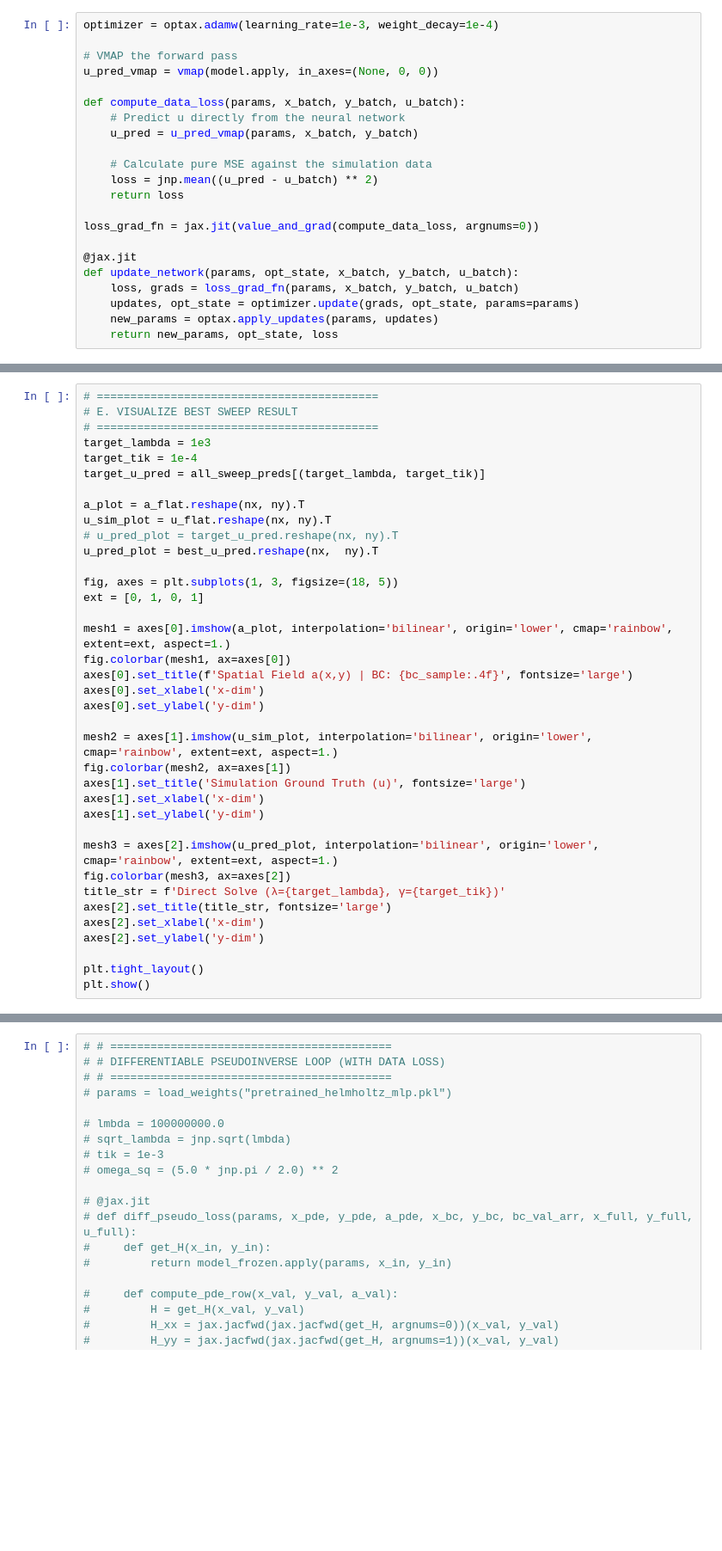
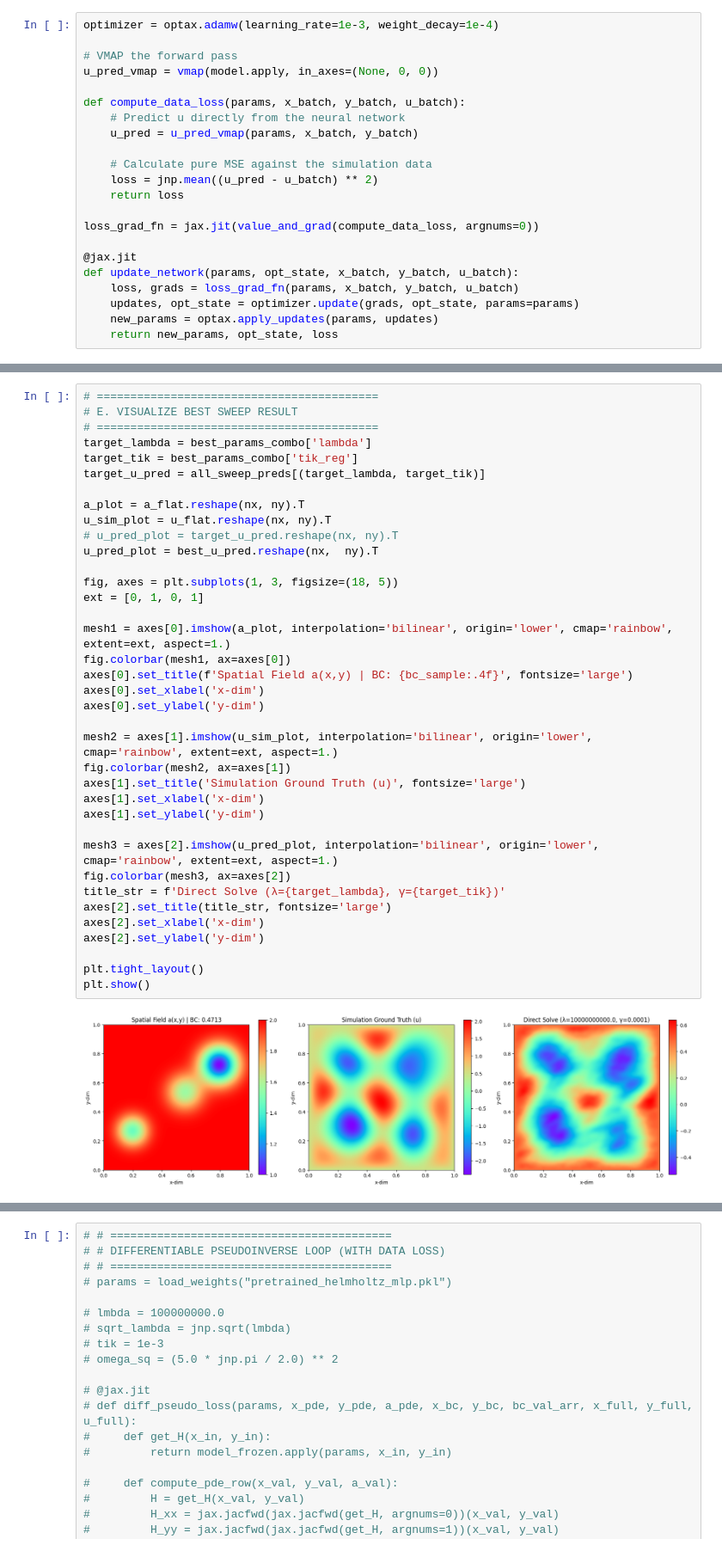
Before and after one commit to wang-yuancheng/piml, a Jupyter notebook: notebooks/helmholtz_solver_single_nolinear_testing_freeze.ipynb, the cells around one changed output, grey strips where cells are left out. Shown at 86% size. Drawn from its saved outputs; the diff is of its cells as text; blank space fills up the shorter version.

```diff
--- a/notebooks/helmholtz_solver_single_nolinear_testing_freeze.ipynb
+++ b/notebooks/helmholtz_solver_single_nolinear_testing_freeze.ipynb
@@ -404,36 +513,38 @@ print(f"BEST MSE  = {best_mse:.4e}")
 # ==========================================
 # E. VISUALIZE BEST SWEEP RESULT
 # ==========================================
-target_lambda = 1e3
-target_tik = 1e-4
+target_lambda = best_params_combo['lambda']
+target_tik = best_params_combo['tik_reg']
 target_u_pred = all_sweep_preds[(target_lambda, target_tik)]
 
 a_plot = a_flat.reshape(nx, ny).T
 u_sim_plot = u_flat.reshape(nx, ny).T
 # u_pred_plot = target_u_pred.reshape(nx, ny).T
 u_pred_plot = best_u_pred.reshape(nx,  ny).T
 
 fig, axes = plt.subplots(1, 3, figsize=(18, 5))
 ext = [0, 1, 0, 1]
 
 mesh1 = axes[0].imshow(a_plot, interpolation='bilinear', origin='lower', cmap='rainbow', extent=ext, aspect=1.)
 fig.colorbar(mesh1, ax=axes[0])
 axes[0].set_title(f'Spatial Field a(x,y) | BC: {bc_sample:.4f}', fontsize='large')
 axes[0].set_xlabel('x-dim')
 axes[0].set_ylabel('y-dim')
 
 mesh2 = axes[1].imshow(u_sim_plot, interpolation='bilinear', origin='lower', cmap='rainbow', extent=ext, aspect=1.)
 fig.colorbar(mesh2, ax=axes[1])
 axes[1].set_title('Simulation Ground Truth (u)', fontsize='large')
 axes[1].set_xlabel('x-dim')
 axes[1].set_ylabel('y-dim')
 
 mesh3 = axes[2].imshow(u_pred_plot, interpolation='bilinear', origin='lower', cmap='rainbow', extent=ext, aspect=1.)
 fig.colorbar(mesh3, ax=axes[2])
 title_str = f'Direct Solve (λ={target_lambda}, γ={target_tik})'
 axes[2].set_title(title_str, fontsize='large')
 axes[2].set_xlabel('x-dim')
 axes[2].set_ylabel('y-dim')
 
 plt.tight_layout()
 plt.show()
+# %% [output]
+[figure, added]
```
Also changed, not shown: parts of 12 cells of this notebook, 15 other files.
